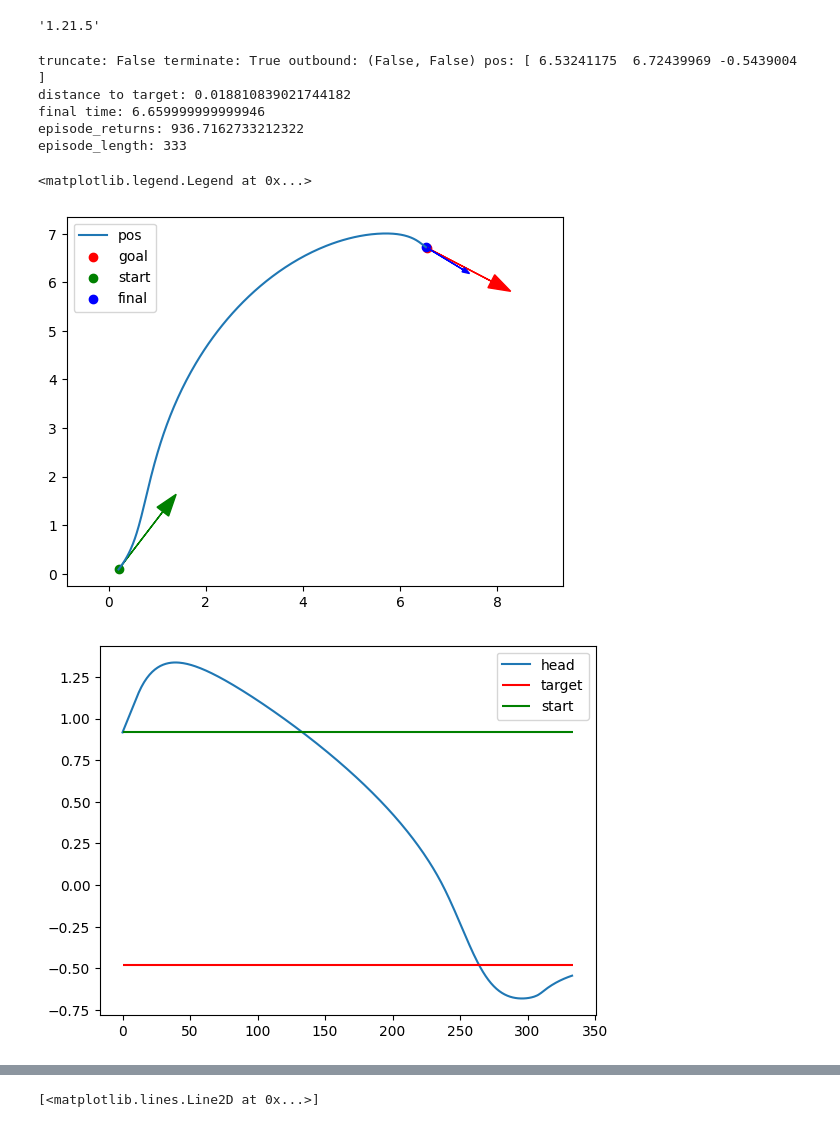
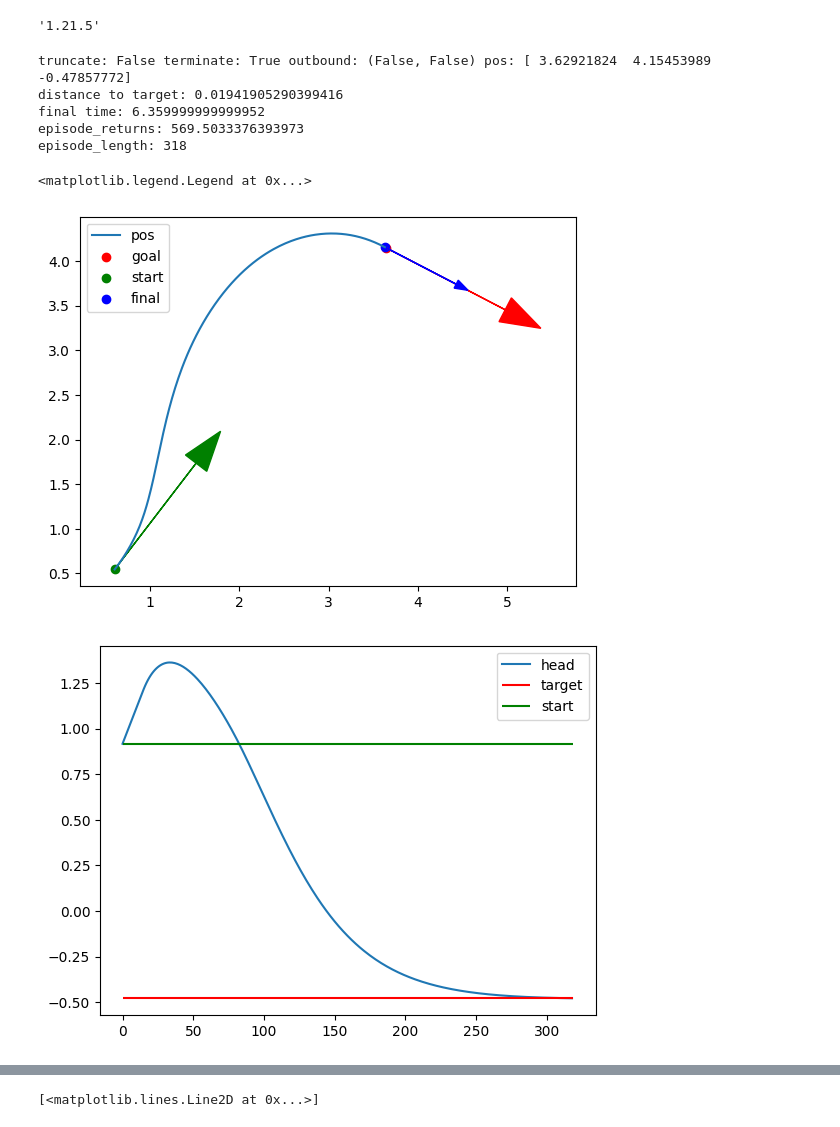
Before and after one commit to Fousseyni-Sang/common-robot-tasks, a Jupyter notebook: parking-task/rl_parking_task.ipynb, the cells around one changed output, grey strips where cells are left out. Saved outputs shown, nothing was run; the diff lists cells and outputs as text; code cells hidden in the pictures.

```diff
--- a/parking-task/rl_parking_task.ipynb
+++ b/parking-task/rl_parking_task.ipynb
@@ -339,7 +340,7 @@ rewards_goal = []
 total_reward = 0
 rewards_evolution = []
 
-controller = Controller(k_rho=1, k_alpha=3, k_beta=-1.5)
+controller = Controller(k_rho=0.5, k_alpha=3, k_beta=-1.5)
 
 
 while not done:
@@ -369,6 +370,8 @@ while not done:
   rewards_bearing.append(envs.unwrapped.reward_bearing)
   rewards_orient.append(envs.unwrapped.reward_orient)
   rewards_goal.append(envs.unwrapped.reward_goal)
+
+  obs = next_obs.copy()
 
 print(f"truncate: {truncated} terminate: {terminated} outbound: {envs.unwrapped.timeout} pos: {envs.unwrapped.robot.config}")
 print(f"distance to target: {envs.unwrapped.distance_to_target}")
@@ -413,37 +416,37 @@ plot_traj()
 
 plt.figure()
 plt.plot(rewards_episode, label="reward")
 plt.legend()
 
 plt.figure()
 plt.plot(rewards_evolution, label="reward evolution")
 plt.legend()
 
 plt.figure()
 plt.plot(bearing_traj, label="bearing")
 plt.legend()
 
 plt.figure()
 plt.plot(bearing_traj[1:], rewards_episode, label="bearing vs reward")
 plt.legend()
 
 plt.figure()
 plt.plot(rewards_dist, label="reward dist")
 plt.legend()
 
 plt.figure()
 plt.plot(rewards_bearing, label="reward bearing")
 plt.legend()
 
 plt.figure()
 plt.plot(rewards_goal, label="reward goal")
 plt.legend()
 # %% [output]
-truncate: False terminate: True outbound: (False, False) pos: [ 6.53241175  6.72439969 -0.5439004 ]
-distance to target: 0.018810839021744182
-final time: 6.659999999999946
-episode_returns: 936.7162733212322
-episode_length: 333
+truncate: False terminate: True outbound: (False, False) pos: [ 3.62921824  4.15453989 -0.47857772]
+distance to target: 0.01941905290399416
+final time: 6.359999999999952
+episode_returns: 569.5033376393973
+episode_length: 318
 <matplotlib.legend.Legend at 0x...>
-[figure, old version]
+[figure, new version]
-[figure, old version]
+[figure, new version]
```
Also changed, not shown: parts of 6 cells of this notebook.
